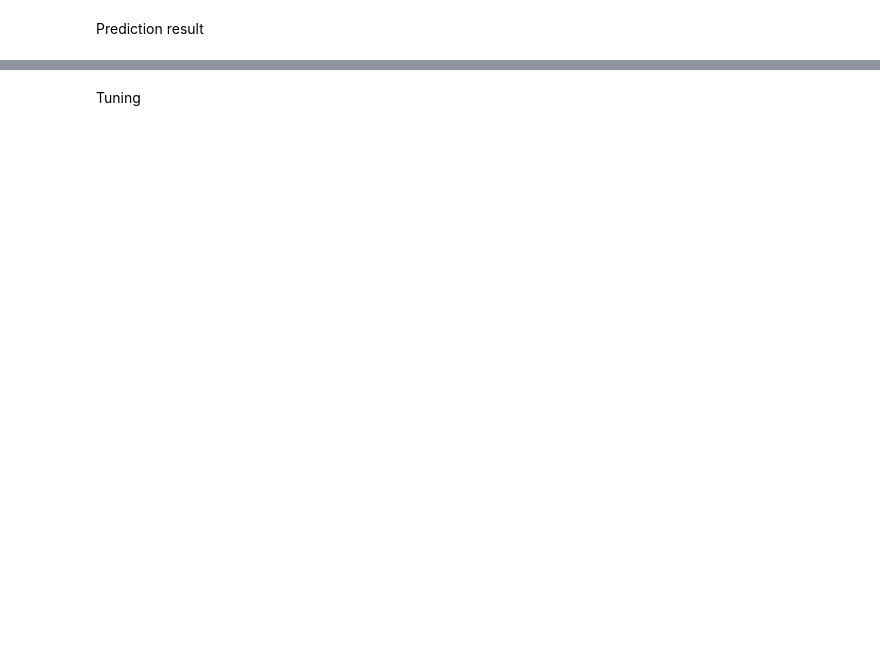
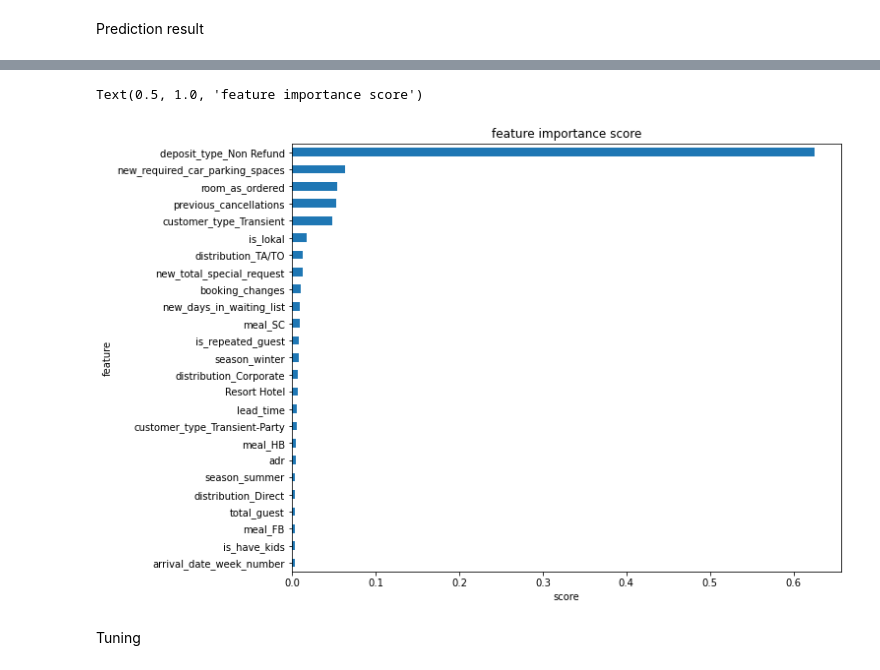
Before and after one commit to ari-mhp/FP-Rakamin-DS-MD-Hotel, a Jupyter notebook: Stage 3/stage3.ipynb, the cells around one changed output, grey strips where cells are left out. Saved outputs shown, nothing was run; the diff lists cells and outputs as text; code cells hidden in the pictures; blank space fills up the shorter version.

```diff
--- a/Stage 3/stage3.ipynb
+++ b/Stage 3/stage3.ipynb
@@ -911,0 +915,2 @@ xg1 = XGBClassifier()
+# %%
+xg1.fit(X1_train, y1_train)
@@ -914,2 +976,13 @@ Prediction result
+# %%
+xg1_feat = pd.Series(xg1.feature_importances_, index=X1.columns)
+ax = xg1_feat.nlargest(25).plot(kind='barh', figsize=(10, 8))
+ax.invert_yaxis()
+
+plt.xlabel('score')
+plt.ylabel('feature')
+plt.title('feature importance score')
+# %% [output]
+Text(0.5, 1.0, 'feature importance score')
+[figure, added]
 # %% [markdown]
 Tuning
```
Also changed, not shown: parts of 20 cells of this notebook.
